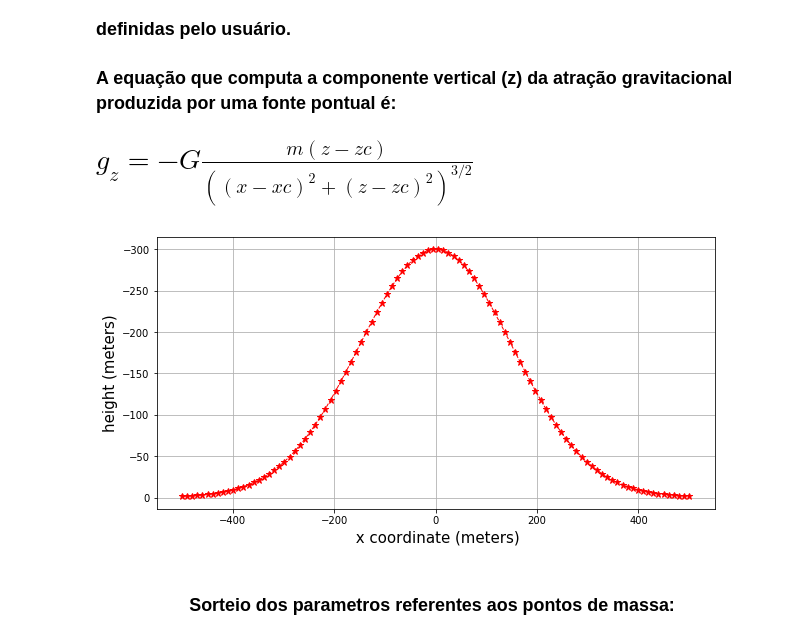
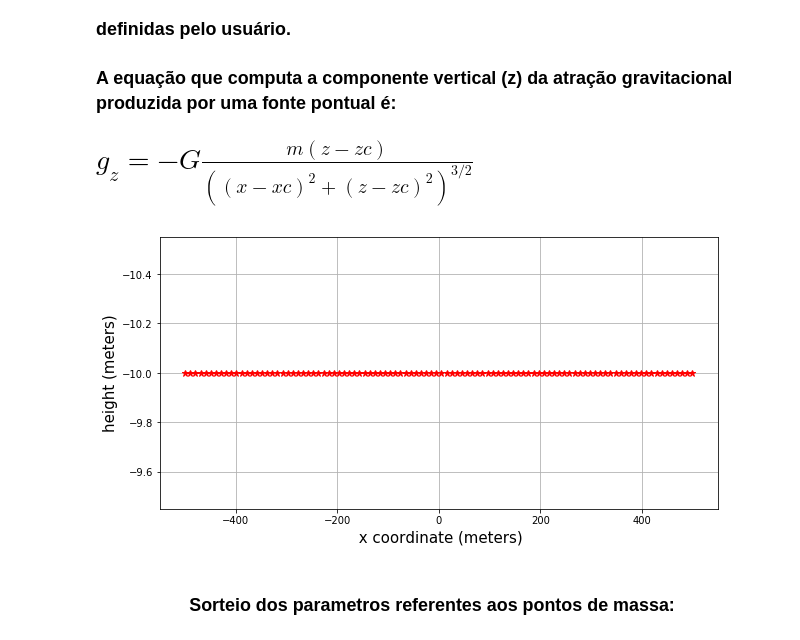
Before and after one commit to EdsonAlonso/EstagioCurricular, a Jupyter notebook: Sphere_grav.ipynb, the cells around one changed output. Cells and saved outputs as stored; diff of their text form; code cells hidden in the pictures.

```diff
--- a/Sphere_grav.ipynb
+++ b/Sphere_grav.ipynb
@@ -28,22 +28,22 @@ def posgrav(xmin,xmax,n):
 
 # posicoes sinteticas de observacao:
 x = posgrav(-500.0,500.0,100)
-#z = -10.0 + x*0.0 # cota fixa de altura
-z = -300.0*signal.gaussian(100, std=15)
+z = -10.0 + x*0.0 # cota fixa de altura
+#z = -300.0*signal.gaussian(100, std=15)
 # %%
 #----------- plot the observation positions: ---------------------#
-plt.figure(figsize=(10,5))
+plt.figure(figsize=(10,5), facecolor='w')
 plt.gca().invert_yaxis()
 plt.plot(x,z, color='red', marker='*', linestyle='dashed',
         linewidth=1, markersize=7)
 plt.xlabel(' x coordinate (meters)',fontsize=15 )
 plt.ylabel('height (meters)', fontsize=15)
 #plt.ylim(-9.0, -11.0)
 #plt.xlim(-70.0, +70.0)
 plt.grid()
 plt.show()
 # %% [output]
-[figure, old version]
+[figure, new version]
 # %%
 # Implementacao antiga do Sr. Edson usando a funcao volfont:
 raio = volfont(10,2000)[0] # metros
```
Also changed, not shown: parts of 9 cells of this notebook.
